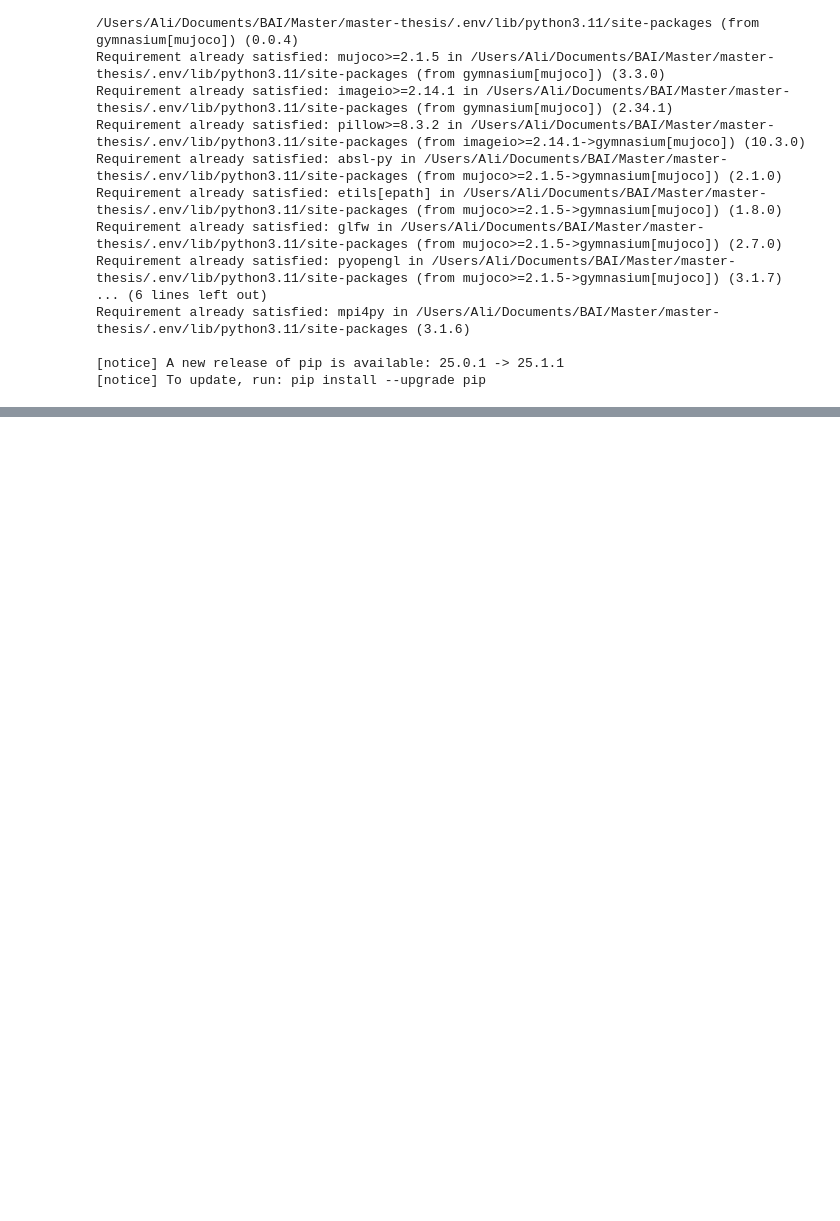
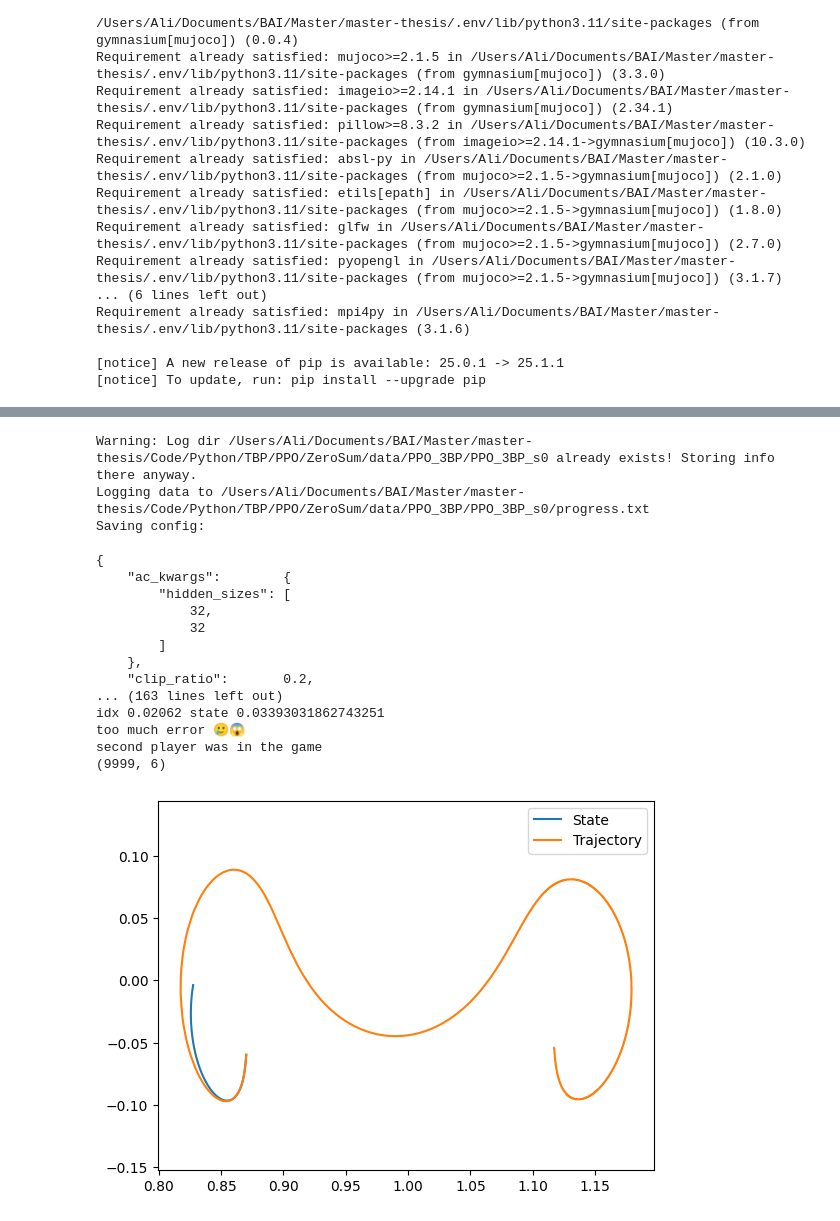
Before and after one commit to alibaniasad1999/master-thesis, a Jupyter notebook: Code/Python/TBP/PPO/ZeroSum/ZS_PPO.ipynb, the cells around one changed output, grey strips where cells are left out. Saved outputs shown, nothing was run; the diff lists cells and outputs as text; code cells hidden in the pictures; blank space fills up the shorter version.

```diff
--- a/Code/Python/TBP/PPO/ZeroSum/ZS_PPO.ipynb
+++ b/Code/Python/TBP/PPO/ZeroSum/ZS_PPO.ipynb
@@ -37,7 +37,7 @@ if not os.path.isfile(env_file):
 else:
     print(f"{env_file} already exists.")
 
-from Code.Python.TBP.PPO.Standard.model_downloader import download_everything
+from model_downloader import download_everything
 
-trajectory = download_everything('zs_ppo, TBP, ppo_models')
+trajectory = download_everything('ZS_PPO, TBP, PPO_models')
 # %% [output]
@@ -79,19 +68,38 @@ KeyboardInterrupt:
 # %%
 # Define constants
 HID = 32
 L = 2
 GAMMA = 0.99
 SEED = 0
 STEPS = 30000
 EPOCHS = 100
 EXP_NAME = 'PPO_3BP'
 ac_kwargs = dict(hidden_sizes=[HID] * L)
 # Use the constants directly
 
 
 logger_kwargs = setup_logger_kwargs(EXP_NAME, SEED)
 
-ppo = PPO(ThreeBodyEnv(trajectory, error_range=0.01, final_range=0.001), ac_kwargs=ac_kwargs, gamma=GAMMA,
+zs_ppo = ZS_PPO(ThreeBodyEnv(trajectory, error_range=0.01, final_range=0.001), ac_kwargs=ac_kwargs, gamma=GAMMA,
             seed=SEED, steps_per_epoch=STEPS, logger_kwargs=logger_kwargs)
 # test PPO agent (not trained)
-ppo.test(deterministic=True)
+zs_ppo.test(deterministic=True)
+# %% [output]
+Warning: Log dir /Users/Ali/Documents/BAI/Master/master-thesis/Code/Python/TBP/PPO/ZeroSum/data/PPO_3BP/PPO_3BP_s0 already exists! Storing info there anyway.
+Logging data to /Users/Ali/Documents/BAI/Master/master-thesis/Code/Python/TBP/PPO/ZeroSum/data/PPO_3BP/PPO_3BP_s0/progress.txt
+Saving config:
+
+{
+    "ac_kwargs":        {
+        "hidden_sizes": [
+            32,
+            32
+        ]
+    },
+    "clip_ratio":       0.2,
+... (163 lines left out)
+idx 0.02062 state 0.03393031862743251
+too much error 🥲😱
+second player was in the game
+(9999, 6)
+[figure, added]
```
Also changed, not shown: parts of 5 cells of this notebook, 10 other files.
